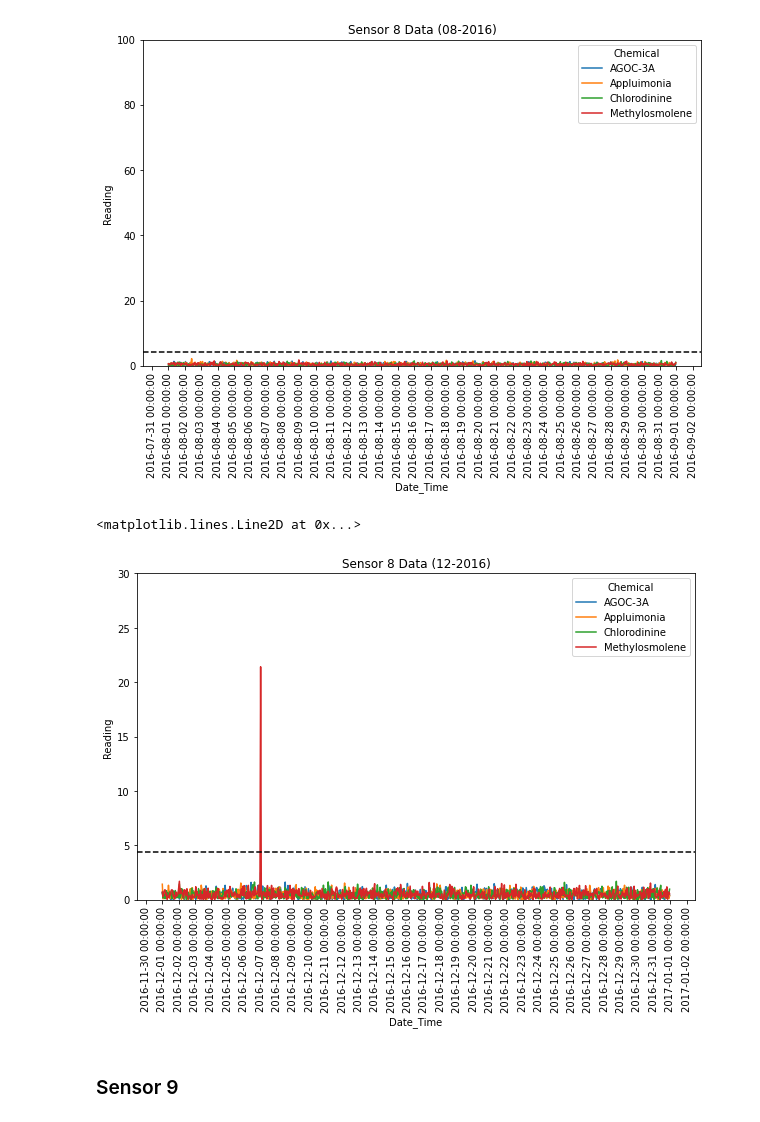
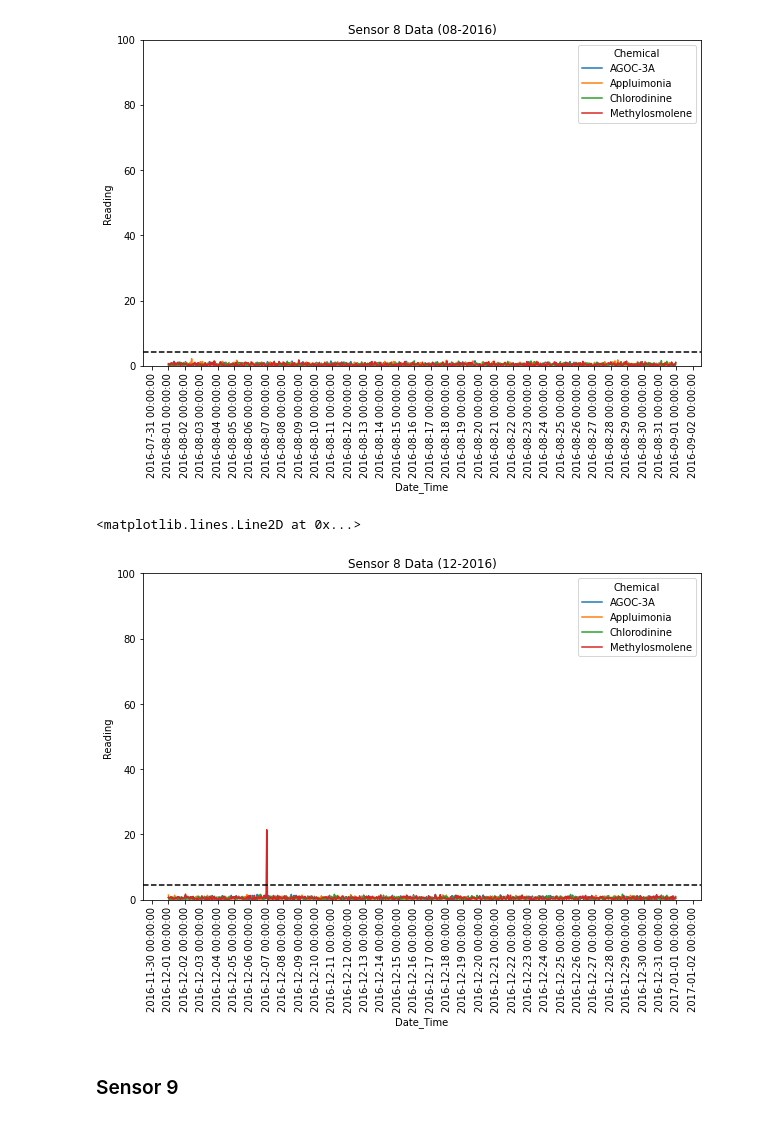
Before and after one commit to j-tice/capstone_final, a Jupyter notebook: EDA_and_Analysis/Megan_EDA_sensors_v2.ipynb, the cells around one changed output. Cells and saved outputs as stored; diff of their text form; code cells hidden in the pictures.

```diff
--- a/EDA_and_Analysis/Megan_EDA_sensors_v2.ipynb
+++ b/EDA_and_Analysis/Megan_EDA_sensors_v2.ipynb
@@ -625,16 +625,16 @@ plt.axhline(y = cutoff_sensor8, color ="black", linestyle ="--")
 # %%
 # December
 
 fig, ax = plt.subplots(figsize=(10,6))
 plt.gca().xaxis.set_major_formatter(mdates.DateFormatter('%Y-%m-%d %H:%M:%S'))
 plt.xticks(rotation = 90)
 ax.xaxis.set_major_locator(mdates.DayLocator(interval=1))
 sns.lineplot(data = sensor_8_2016_12, x = 'Date_Time', y = 'Reading', hue = 'Chemical').set(title = "Sensor 8 Data (12-2016)")
-plt.ylim([0, 30])
+plt.ylim([0, 100])
 plt.axhline(y = cutoff_sensor8, color ="black", linestyle ="--")
 # %% [output]
 <matplotlib.lines.Line2D at 0x...>
-[figure, old version]
+[figure, new version]
 # %% [markdown]
 ### Sensor 9
 # %%
```
Also changed, not shown: parts of 6 cells of this notebook.
